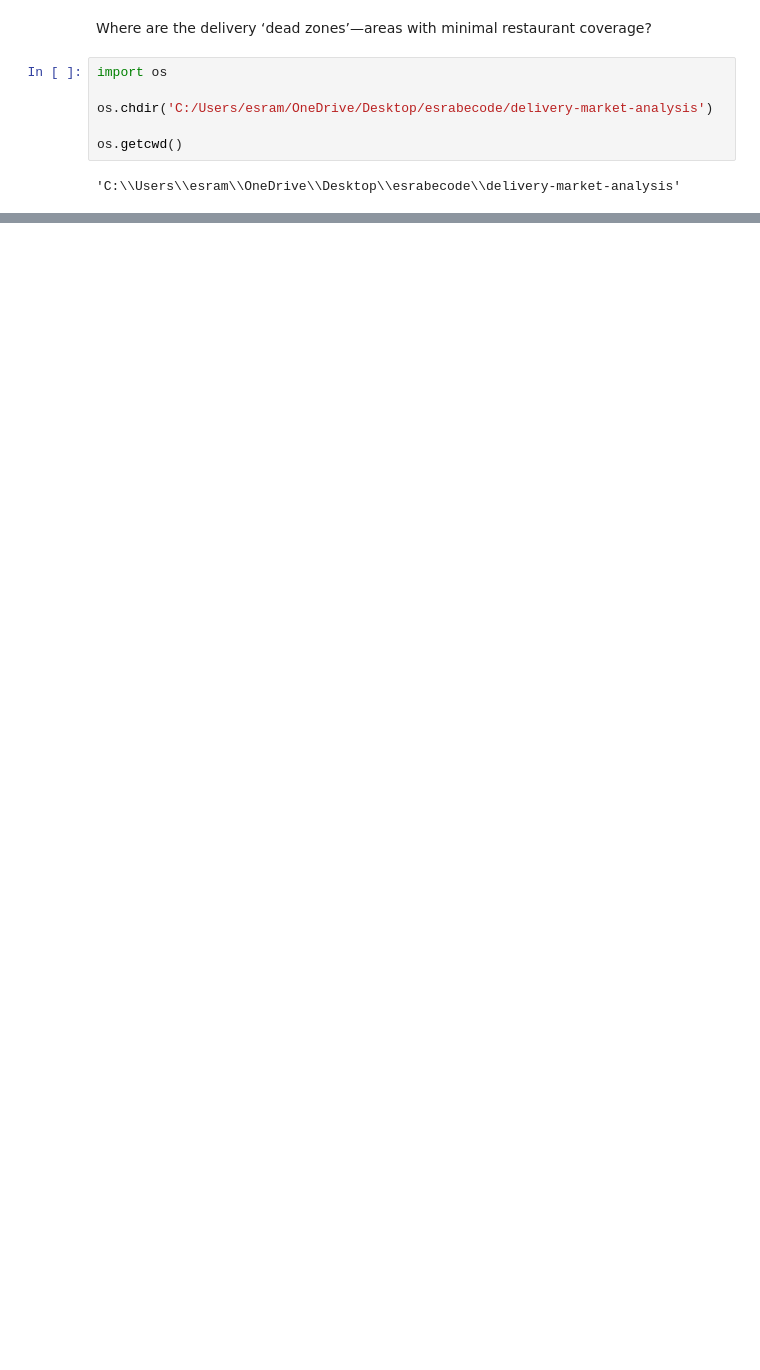
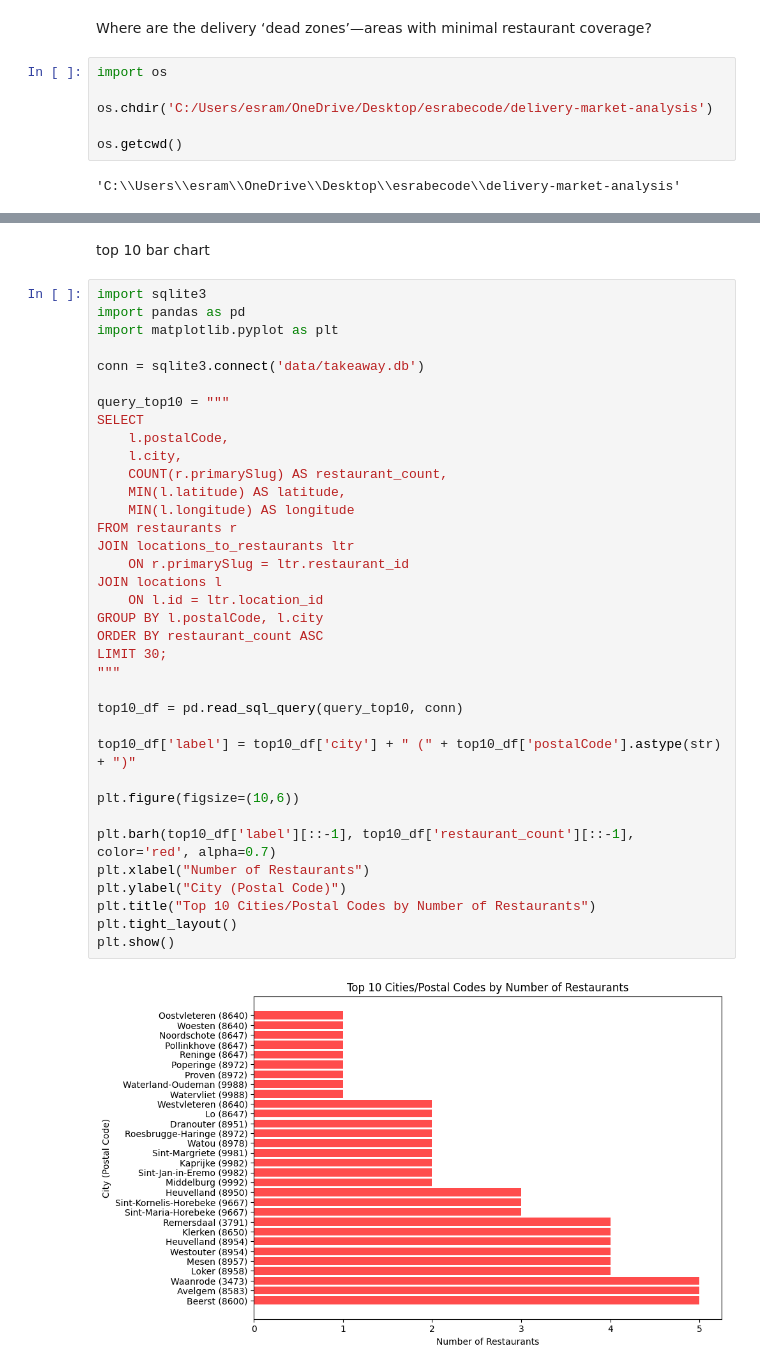
Before and after one commit to esramogulkoc-dev/delivery-market-analysis, a Jupyter notebook: sql/questions/q6.ipynb, the cells around one changed output, grey strips where cells are left out. Drawn from its saved outputs; the diff is of its cells as text; blank space fills up the shorter version.

```diff
--- a/sql/questions/q6.ipynb
+++ b/sql/questions/q6.ipynb
@@ -116,3 +69,43 @@ for idx, row in deadzone_df.iterrows():
     ).add_to(marker_cluster)
 
 m.save("dead_zones_map.html")
+# %% [markdown]
+top 10 bar chart
+# %%
+import sqlite3
+import pandas as pd
+import matplotlib.pyplot as plt
+
+conn = sqlite3.connect('data/takeaway.db')
+
+query_top10 = """
+SELECT
+    l.postalCode,
+    l.city,
+    COUNT(r.primarySlug) AS restaurant_count,
+    MIN(l.latitude) AS latitude,
+    MIN(l.longitude) AS longitude
+FROM restaurants r
+JOIN locations_to_restaurants ltr
+    ON r.primarySlug = ltr.restaurant_id
+JOIN locations l
+    ON l.id = ltr.location_id
+GROUP BY l.postalCode, l.city
+ORDER BY restaurant_count ASC
+LIMIT 30;
+"""
+
+top10_df = pd.read_sql_query(query_top10, conn)
+
+top10_df['label'] = top10_df['city'] + " (" + top10_df['postalCode'].astype(str) + ")"
+
+plt.figure(figsize=(10,6))
+
+plt.barh(top10_df['label'][::-1], top10_df['restaurant_count'][::-1], color='red', alpha=0.7)
+plt.xlabel("Number of Restaurants")
+plt.ylabel("City (Postal Code)")
+plt.title("Top 10 Cities/Postal Codes by Number of Restaurants")
+plt.tight_layout()
+plt.show()
+# %% [output]
+[figure, added]
```
Also changed, not shown: parts of 5 cells of this notebook, 7 other files.
